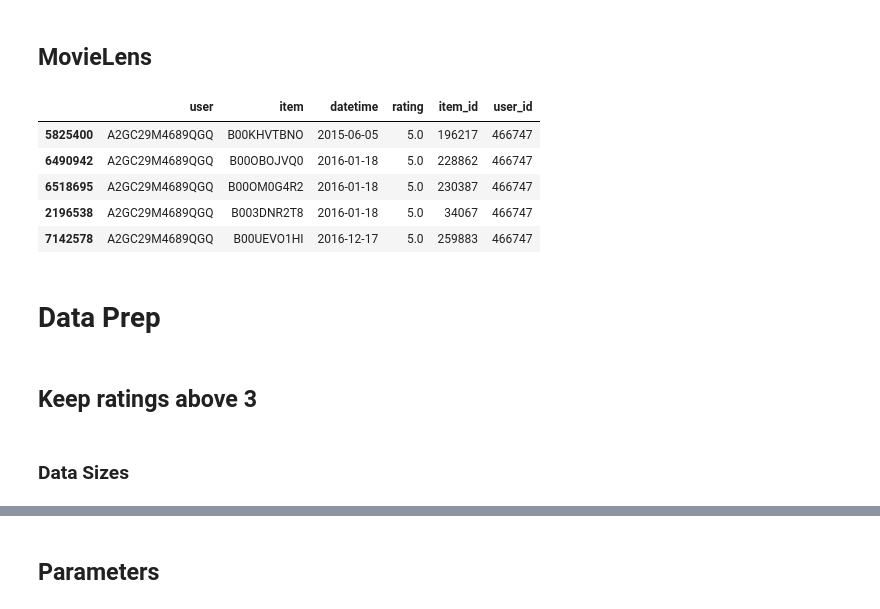
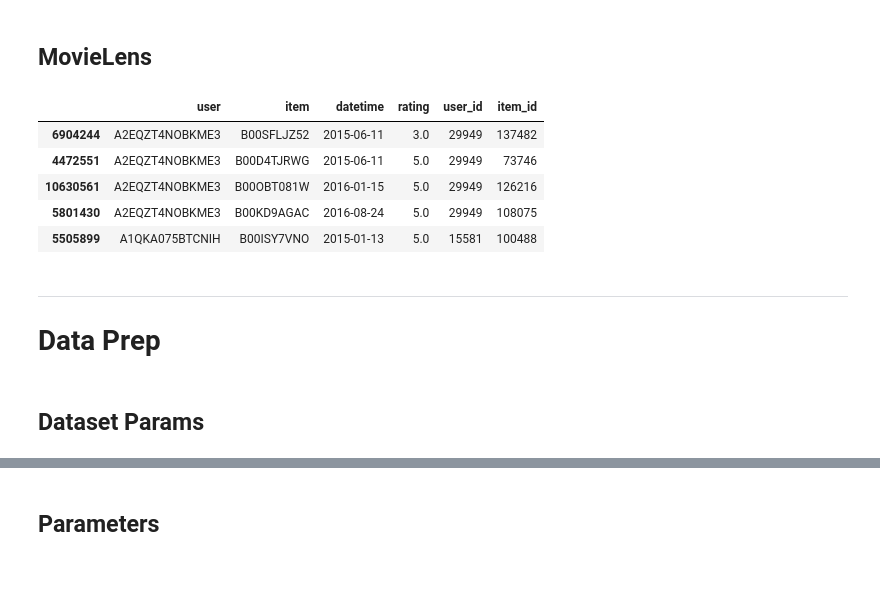
Before and after one commit to ROpdam/recommender_comparison, a Jupyter notebook: BPR.ipynb, the cells around one changed output, grey strips where cells are left out. Cells and saved outputs as stored; diff of their text form; code cells hidden in the pictures; blank space fills up the shorter version.

```diff
--- a/BPR.ipynb
+++ b/BPR.ipynb
@@ -3,6 +3,5 @@ import pandas as pd
 import numpy as np
 import matplotlib.pyplot as plt
 
-pd.set_option('display.max_columns', 100)
 %load_ext autoreload
 %autoreload 2
@@ -15,17 +8,15 @@ The autoreload extension is already loaded. To reload it, use:
 # %% [markdown]
 # Read Data
 # %%
-path = 'C:/Users/robin.opdam/Google Drive/Thesis (Msc)/Thesis_shared_files/'
-# path = '/Users/Robin/Google Drive/Thesis (Msc)/Thesis_shared_files/'
+# path = 'C:/Users/robin.opdam/Google Drive/Thesis (Msc)/Thesis_shared_files/'
+path = '/Users/Robin/Google Drive/Thesis (Msc)/Thesis_shared_files/'
 # %% [markdown]
 ## Amazon Fashion
 # %%
-data_path = 'data/Amazon/'
-# file_name = 'Amazon_full'
-file_name = 'Amazon_05_users'
+data_path = 'Data/Amazon/'
+# file_name = 'Amazon_full' # file_name = 'Amazon_05_users'
 # file_name = 'Amazon_01_users'
-# file_name = 'Amazon_005_users'
-# file_name = 'Amazon_001_users'
+file_name = 'am_80k_users'
 # %% [markdown]
 ## MovieLens
 # %%
@@ -38,14 +26,15 @@ file_name = 'Amazon_05_users'
 # %%
 df = pd.read_pickle(path + data_path + file_name)
+df.user_id = df.user_id.astype('category').cat.codes
+df.item_id = df.item_id.astype('category').cat.codes
 df.head()
 # %% [output]
-|  | user | item | datetime | rating | item_id | user_id |
-| 5825400 | A2GC29M4689QGQ | B00KHVTBNO | 2015-06-05 | 5.0 | 196217 | 466747 |
-| 6490942 | A2GC29M4689QGQ | B00OBOJVQ0 | 2016-01-18 | 5.0 | 228862 | 466747 |
-| 6518695 | A2GC29M4689QGQ | B00OM0G4R2 | 2016-01-18 | 5.0 | 230387 | 466747 |
-| 2196538 | A2GC29M4689QGQ | B003DNR2T8 | 2016-01-18 | 5.0 | 34067 | 466747 |
-| 7142578 | A2GC29M4689QGQ | B00UEVO1HI | 2016-12-17 | 5.0 | 259883 | 466747 |
+|  | user | item | datetime | rating | user_id | item_id |
+| 6904244 | A2EQZT4NOBKME3 | B00SFLJZ52 | 2015-06-11 | 3.0 | 29949 | 137482 |
+| 4472551 | A2EQZT4NOBKME3 | B00D4TJRWG | 2015-06-11 | 5.0 | 29949 | 73746 |
+| 10630561 | A2EQZT4NOBKME3 | B00OBT081W | 2016-01-15 | 5.0 | 29949 | 126216 |
+| 5801430 | A2EQZT4NOBKME3 | B00KD9AGAC | 2016-08-24 | 5.0 | 29949 | 108075 |
+| 5505899 | A1QKA075BTCNIH | B00ISY7VNO | 2015-01-13 | 5.0 | 15581 | 100488 |
 # %% [markdown]
+---
 # Data Prep
-# %% [markdown]
-## Keep ratings above 3
@@ -55,5 +41,5 @@ df.head()
-# %% [markdown]
-### Data Sizes
+# %% [markdown]
+## Dataset Params
 # %%
 val_perc = test_perc = 0.1
 n_last_items_val = n_last_items_test = 1
```
Also changed, not shown: parts of 30 cells of this notebook, 2 other files.
